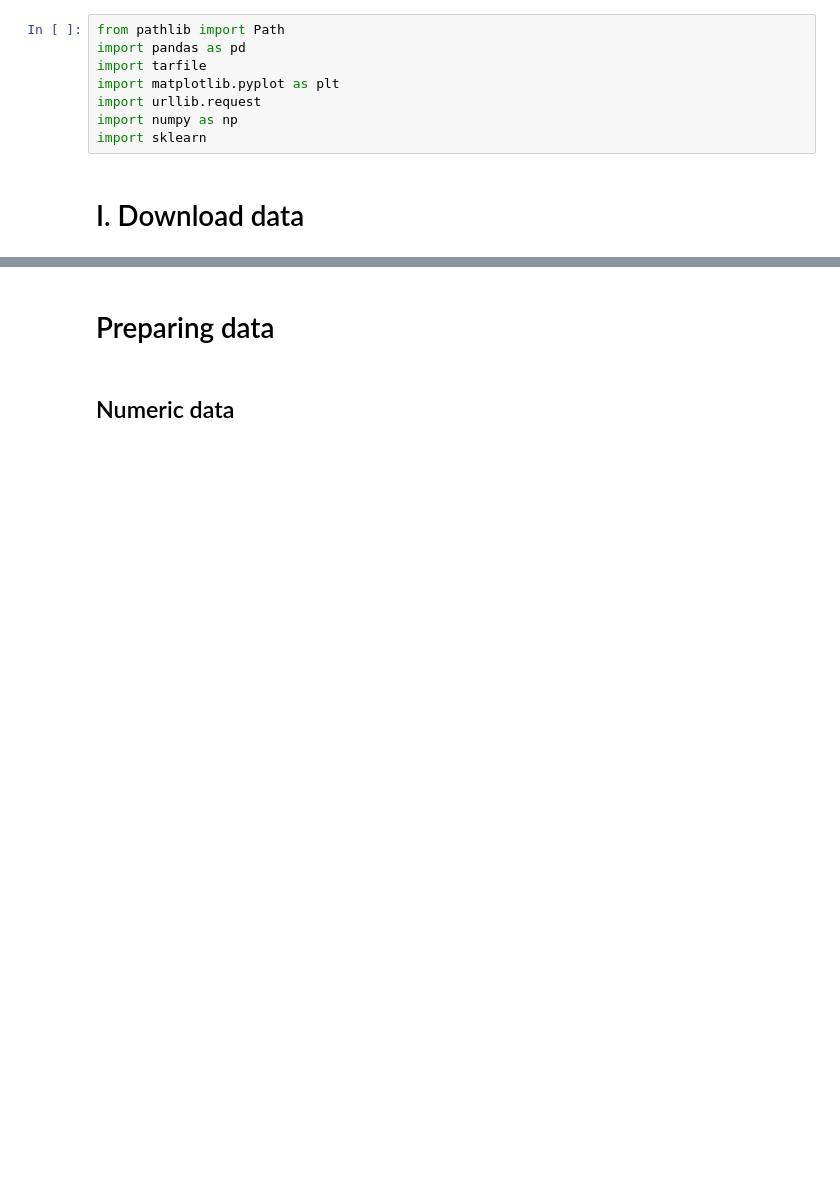
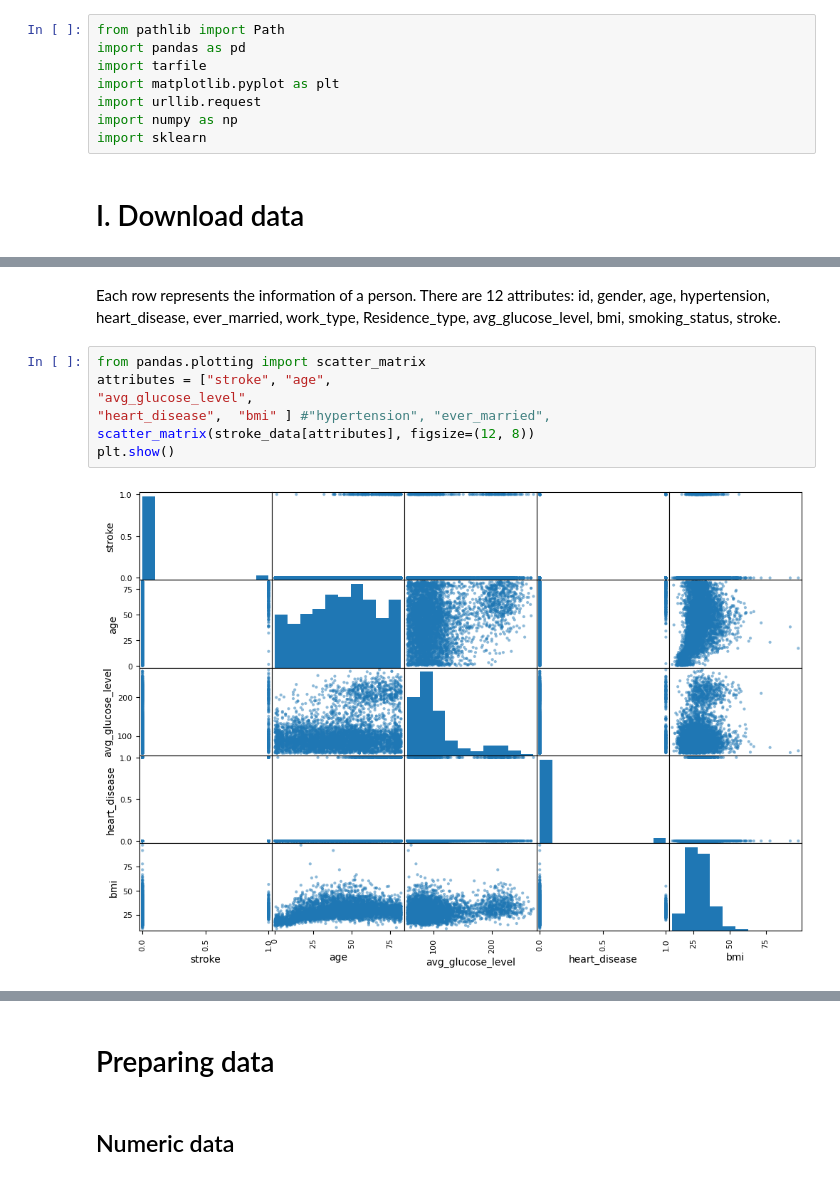
Before and after one commit to lenguyenthuyvan/M682finalproject, a Jupyter notebook: finalproject.ipynb, the cells around one changed output, grey strips where cells are left out. Drawn from its saved outputs; the diff is of its cells as text; blank space fills up the shorter version.

```diff
--- a/finalproject.ipynb
+++ b/finalproject.ipynb
@@ -37,0 +31,11 @@ Each row represents the information of a person. There are 12 attributes: id,	ge
+# %% [markdown]
+Each row represents the information of a person. There are 12 attributes: id,	gender,	age,	hypertension,	heart_disease,	ever_married,	work_type,	Residence_type,	avg_glucose_level,	bmi,	smoking_status,	stroke.
+# %%
+from pandas.plotting import scatter_matrix
+attributes = ["stroke", "age",
+"avg_glucose_level",
+"heart_disease",  "bmi" ] #"hypertension", "ever_married",
+scatter_matrix(stroke_data[attributes], figsize=(12, 8))
+plt.show()
+# %% [output]
+[figure, added]
```
Also changed, not shown: parts of 41 cells of this notebook, 1 other file.
